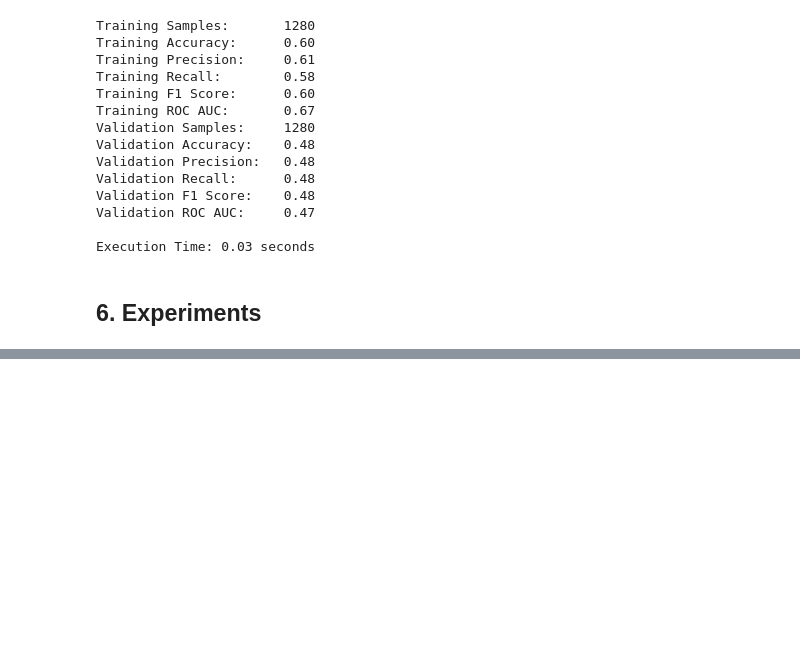
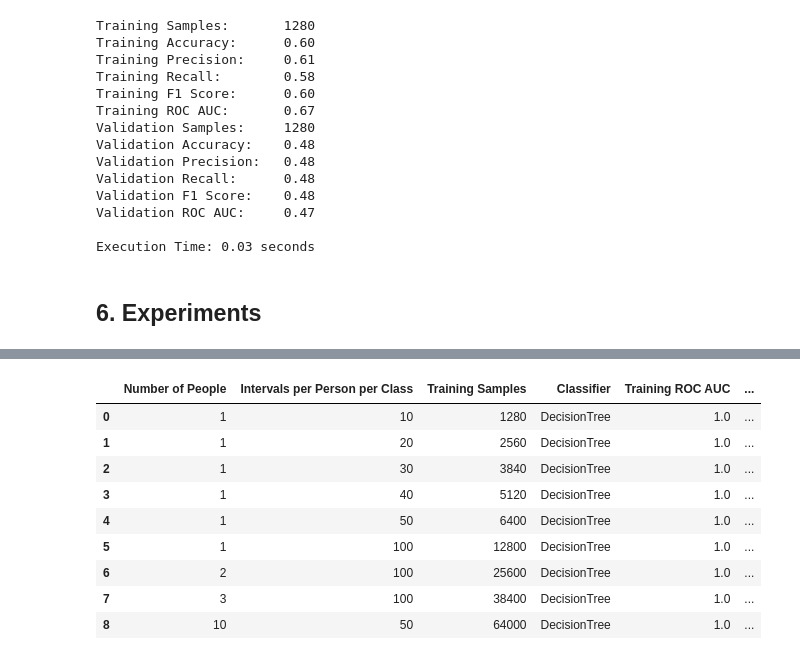
Before and after one commit to HCPS42/asmr-tda, a Jupyter notebook: src/research.ipynb, the cells around one changed output, grey strips where cells are left out. Saved outputs shown, nothing was run; the diff lists cells and outputs as text; code cells hidden in the pictures; blank space fills up the shorter version.

```diff
--- a/src/research.ipynb
+++ b/src/research.ipynb
@@ -505,0 +506,20 @@ results[['Classifier', 'Training Samples', 'Intervals per Person per Class', 'Tr
+# %%
+results_1 = results[results['Experiment Goal'] == 'Try some pairs of (train, validation) sets'].reset_index(drop=True)
+
+results_1[['Number of People',
+            'Intervals per Person per Class',
+            'Training Samples',
+            'Classifier',
+            'Training ROC AUC',
+            'Validation ROC AUC']]
+# %% [output]
+|  | Number of People | Intervals per Person per Class | Training Samples | Classifier | Training ROC AUC | ... |
+| 0 | 1 | 10 | 1280 | DecisionTree | 1.0 | ... |
+| 1 | 1 | 20 | 2560 | DecisionTree | 1.0 | ... |
+| 2 | 1 | 30 | 3840 | DecisionTree | 1.0 | ... |
+| 3 | 1 | 40 | 5120 | DecisionTree | 1.0 | ... |
+| 4 | 1 | 50 | 6400 | DecisionTree | 1.0 | ... |
+| 5 | 1 | 100 | 12800 | DecisionTree | 1.0 | ... |
+| 6 | 2 | 100 | 25600 | DecisionTree | 1.0 | ... |
+| 7 | 3 | 100 | 38400 | DecisionTree | 1.0 | ... |
+| 8 | 10 | 50 | 64000 | DecisionTree | 1.0 | ... |
```
Also changed, not shown: parts of 5 cells of this notebook, 1 other file.
